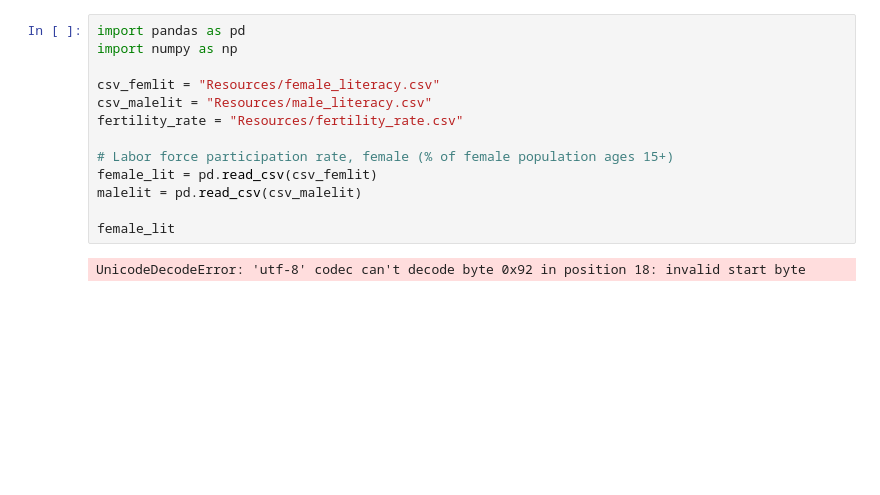
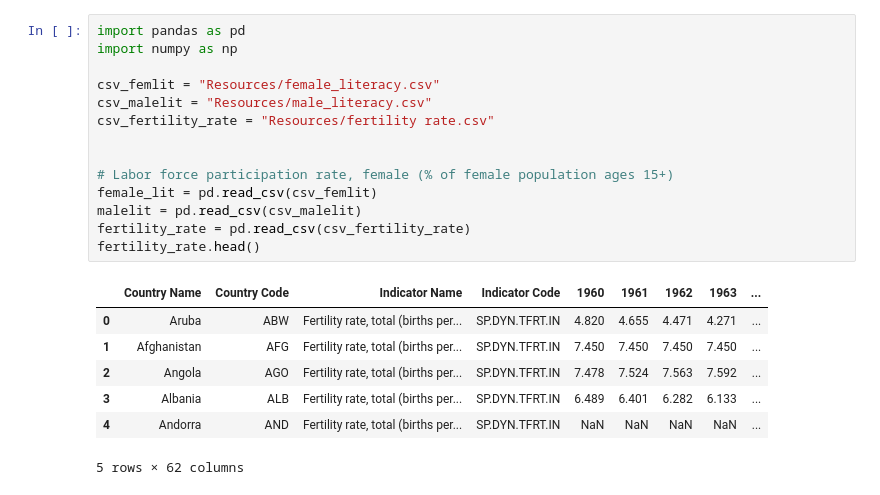
Before and after one commit to Adigine/GWARL_Group_Project, a Jupyter notebook: merged_data_v2.ipynb, the cells around one changed output. Drawn from its saved outputs; the diff is of its cells as text; blank space fills up the shorter version.

```diff
--- a/merged_data_v2.ipynb
+++ b/merged_data_v2.ipynb
@@ -1,15 +1,22 @@
 # %%
 import pandas as pd
 import numpy as np
 
 csv_femlit = "Resources/female_literacy.csv"
 csv_malelit = "Resources/male_literacy.csv"
-fertility_rate = "Resources/fertility_rate.csv"
+csv_fertility_rate = "Resources/fertility rate.csv"
+
 
 # Labor force participation rate, female (% of female population ages 15+)
 female_lit = pd.read_csv(csv_femlit)
 malelit = pd.read_csv(csv_malelit)
-
-female_lit
+fertility_rate = pd.read_csv(csv_fertility_rate)
+fertility_rate.head()
 # %% [output]
+|  | Country Name | Country Code | Indicator Name | Indicator Code | 1960 | 1961 | 1962 | 1963 | ... |
+| 0 | Aruba | ABW | Fertility rate, total (births per... | SP.DYN.TFRT.IN | 4.820 | 4.655 | 4.471 | 4.271 | ... |
+| 1 | Afghanistan | AFG | Fertility rate, total (births per... | SP.DYN.TFRT.IN | 7.450 | 7.450 | 7.450 | 7.450 | ... |
+| 2 | Angola | AGO | Fertility rate, total (births per... | SP.DYN.TFRT.IN | 7.478 | 7.524 | 7.563 | 7.592 | ... |
+| 3 | Albania | ALB | Fertility rate, total (births per... | SP.DYN.TFRT.IN | 6.489 | 6.401 | 6.282 | 6.133 | ... |
+| 4 | Andorra | AND | Fertility rate, total (births per... | SP.DYN.TFRT.IN | NaN | NaN | NaN | NaN | ... |
-UnicodeDecodeError: 'utf-8' codec can't decode byte 0x92 in position 18: invalid start byte
+5 rows × 62 columns
```
Also changed, not shown: parts of 2 cells of this notebook, 10 other files.
